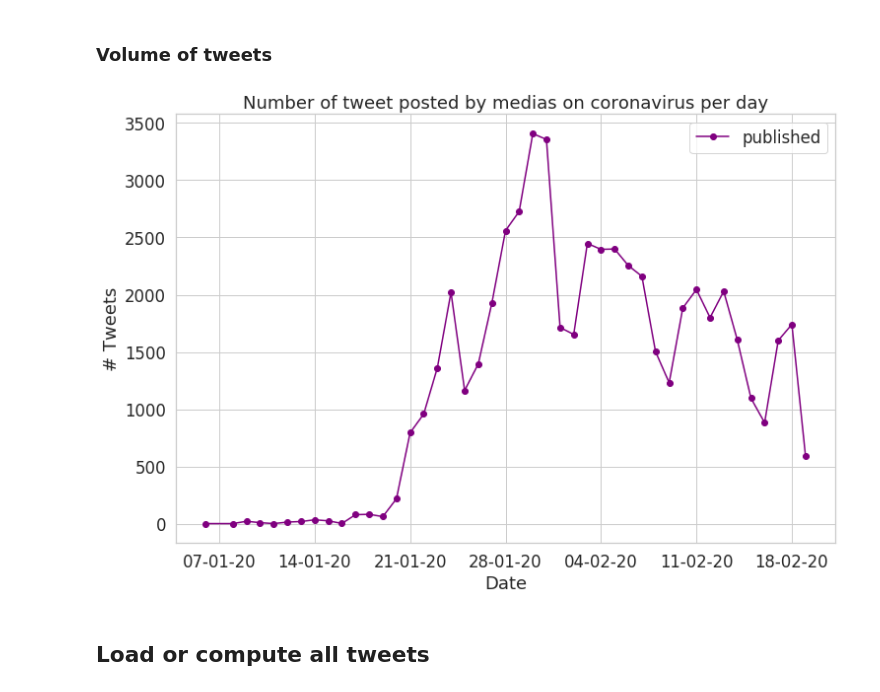
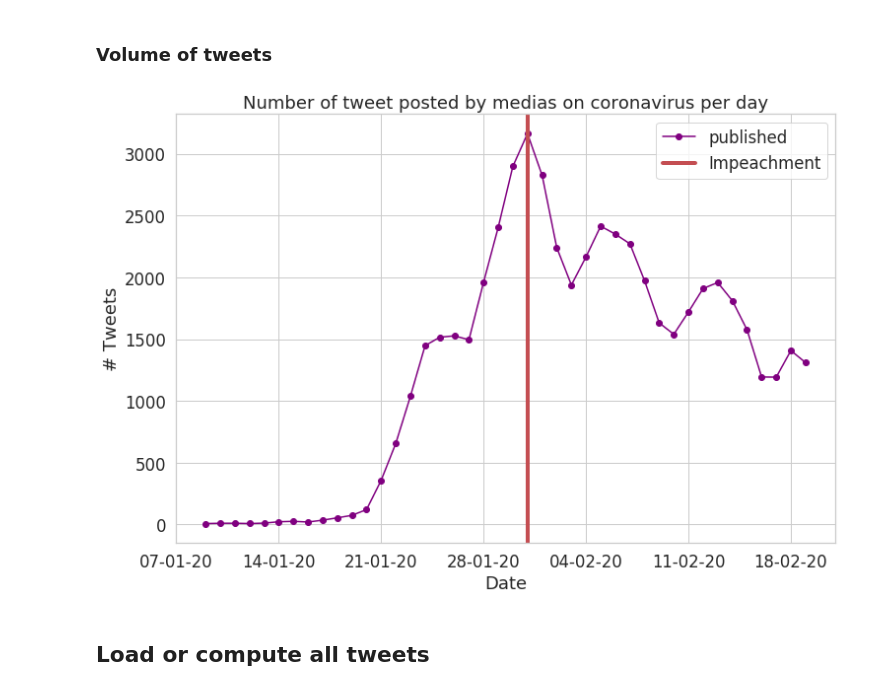
Before and after one commit to JRappaz/Panorama, a Jupyter notebook: notebooks/COVID.ipynb, the cells around one changed output. Drawn from its saved outputs; the diff is of its cells as text; code cells hidden in the pictures.

```diff
--- a/notebooks/COVID.ipynb
+++ b/notebooks/COVID.ipynb
@@ -82,6 +159,7 @@ def plotTweetPerDay(df, title, rolling_window=1):
             color='purple')
     ax.set(xlabel="Date", ylabel="# Tweets",
            title=title)
+    plt.axvline(linewidth=4, color='r', x="2020-01-31", label="Impeachment")
 
     # Format the x axis
     ax.xaxis.set_major_locator(mdates.WeekdayLocator(interval=2))
@@ -94,9 +172,9 @@ def plotTweetPerDay(df, title, rolling_window=1):
 
 tweets_medias_per_day = groupByDay(all_data, 'published')
 # %%
-plotTweetPerDay(tweets_medias_per_day, "Number of tweet posted by medias on coronavirus per day", 1)
+plotTweetPerDay(tweets_medias_per_day, "Number of tweet posted by medias on coronavirus per day", 3)
 # %% [output]
-[figure, old version]
+[figure, new version]
 # %% [markdown]
 ## Load or compute all tweets
 # %%
```
Also changed, not shown: parts of 15 cells of this notebook, 4 other files.
